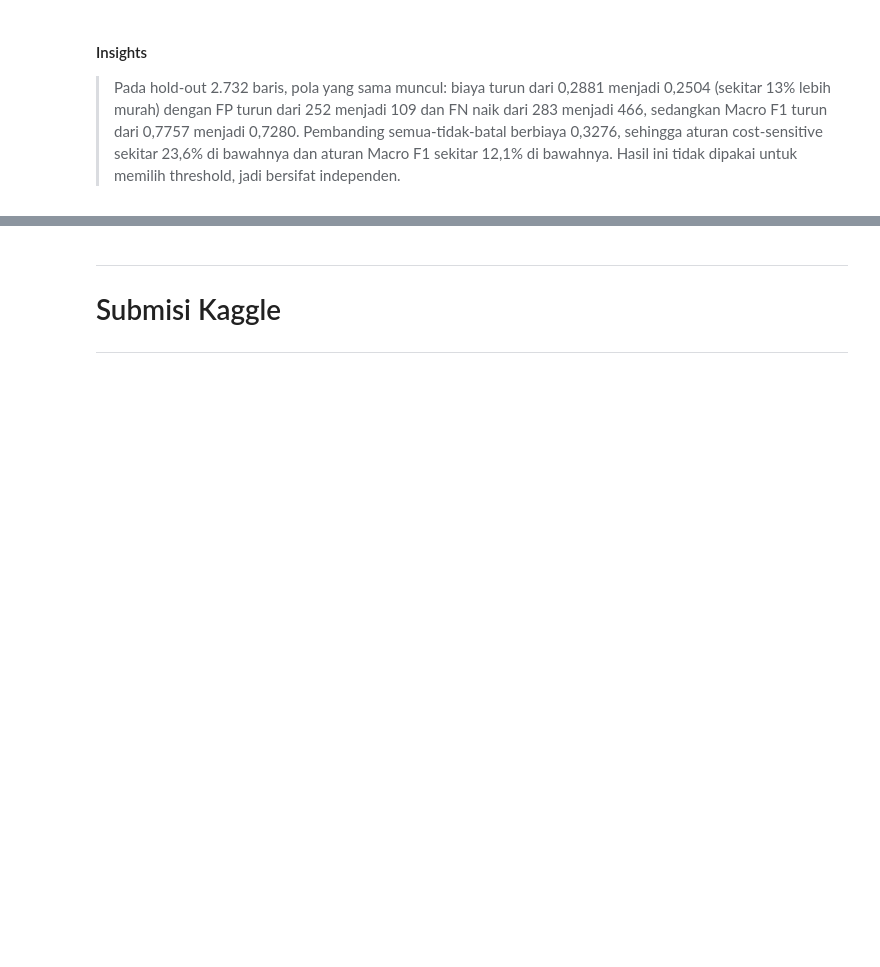
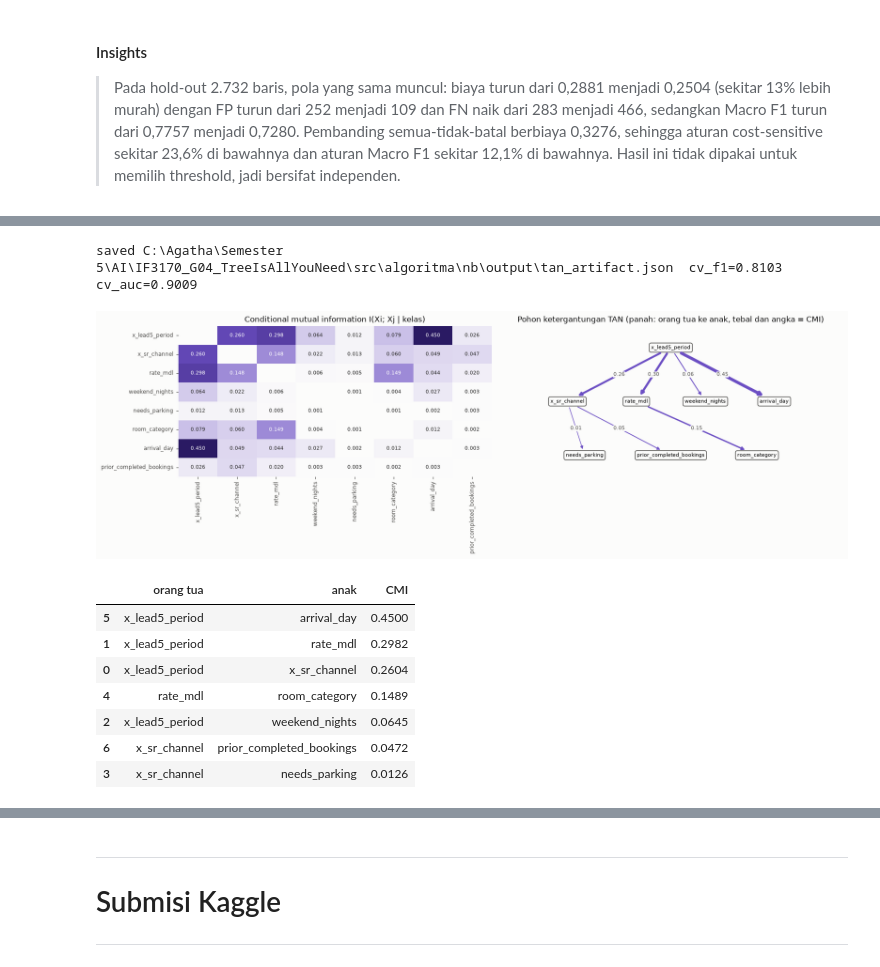
Before and after one commit to MAJIIDMN/IF3170_G04_TreeIsAllYouNeed, a Jupyter notebook: src/algoritma/nb/preprocessing_nb.ipynb, the cells around one changed output, grey strips where cells are left out. Saved outputs shown, nothing was run; the diff lists cells and outputs as text; code cells hidden in the pictures; blank space fills up the shorter version.

```diff
--- a/src/algoritma/nb/preprocessing_nb.ipynb
+++ b/src/algoritma/nb/preprocessing_nb.ipynb
@@ -1146,0 +1226,55 @@ pembanding biaya hold-out, semua tidak batal: 0.3276
+# %%
+pipeline.main(['train', '--model', 'tan'])
+prep_tan, tan_model, meta_tan = pipeline.load_artifact('tan')
+names = prep_tan.feature_names_
+cmi = tan_model.weights_.copy()
+parent = tan_model.parent_
+
+depth = np.zeros(len(names), dtype=int)
+for j in range(len(names)):
+    k = j
+    while parent[k] >= 0:
+        k = parent[k]
+        depth[j] += 1
+pos = {}
+for d in range(depth.max() + 1):
+    members = sorted((j for j in range(len(names)) if depth[j] == d), key=lambda j: (parent[j], j))
+    for k, j in enumerate(members):
+        pos[j] = ((k + 1) / (len(members) + 1), -d)
+
+cmi_plot = np.where(np.isinf(cmi), np.nan, cmi)
+fig, axes = plt.subplots(1, 2, figsize=(15, 5), gridspec_kw={'width_ratios': [1, 1.1]})
+sns.heatmap(cmi_plot, annot=True, fmt='.3f', cmap=SEQUENTIAL, cbar=False, ax=axes[0],
+            xticklabels=names, yticklabels=names, annot_kws={'size': 7})
+axes[0].set_title('Conditional mutual information I(Xi; Xj | kelas)'); axes[0].grid(False)
+
+ax = axes[1]
+boxes = {j: ax.text(*pos[j], names[j], ha='center', va='center', fontsize=7.5,
+                    bbox=dict(boxstyle='round,pad=0.35', fc=CFG.SURFACE, ec=CFG.MUTED)) for j in pos}
+for child, p in enumerate(parent):
+    if p < 0:
+        continue
+    ax.annotate('', xy=pos[child], xytext=pos[p], arrowprops=dict(
+        arrowstyle='-|>', color=CFG.POS_COLOR, lw=0.8 + 3.5 * cmi[p, child] / np.nanmax(cmi_plot),
+        patchA=boxes[p].get_bbox_patch(), patchB=boxes[child].get_bbox_patch(), shrinkA=2, shrinkB=2))
+    mid = (np.array(pos[p]) + np.array(pos[child])) / 2
+    ax.text(*mid, f'{cmi[p, child]:.2f}', fontsize=7, color=CFG.MUTED, ha='center', va='center',
+            bbox=dict(boxstyle='round,pad=0.1', fc=CFG.SURFACE, ec='none'))
+ax.set_xlim(0, 1); ax.set_ylim(-depth.max() - 0.4, 0.4); ax.axis('off')
+ax.set_title('Pohon ketergantungan TAN (panah: orang tua ke anak, tebal dan angka = CMI)')
+save_fig('nb_tan_tree')
+
+tree_edges = pd.DataFrame([{'orang tua': names[p], 'anak': names[c], 'CMI': cmi[p, c]}
+                           for c, p in enumerate(parent) if p >= 0]).sort_values('CMI', ascending=False)
+display(tree_edges.round(4))
+# %% [output]
+saved C:\Agatha\Semester 5\AI\IF3170_G04_TreeIsAllYouNeed\src\algoritma\nb\output\tan_artifact.json  cv_f1=0.8103 cv_auc=0.9009
+[figure, added]
+|  | orang tua | anak | CMI |
+| 5 | x_lead5_period | arrival_day | 0.4500 |
+| 1 | x_lead5_period | rate_mdl | 0.2982 |
+| 0 | x_lead5_period | x_sr_channel | 0.2604 |
+| 4 | rate_mdl | room_category | 0.1489 |
+| 2 | x_lead5_period | weekend_nights | 0.0645 |
+| 6 | x_sr_channel | prior_completed_bookings | 0.0472 |
+| 3 | x_sr_channel | needs_parking | 0.0126 |
```
Also changed, not shown: parts of 25 cells of this notebook.
